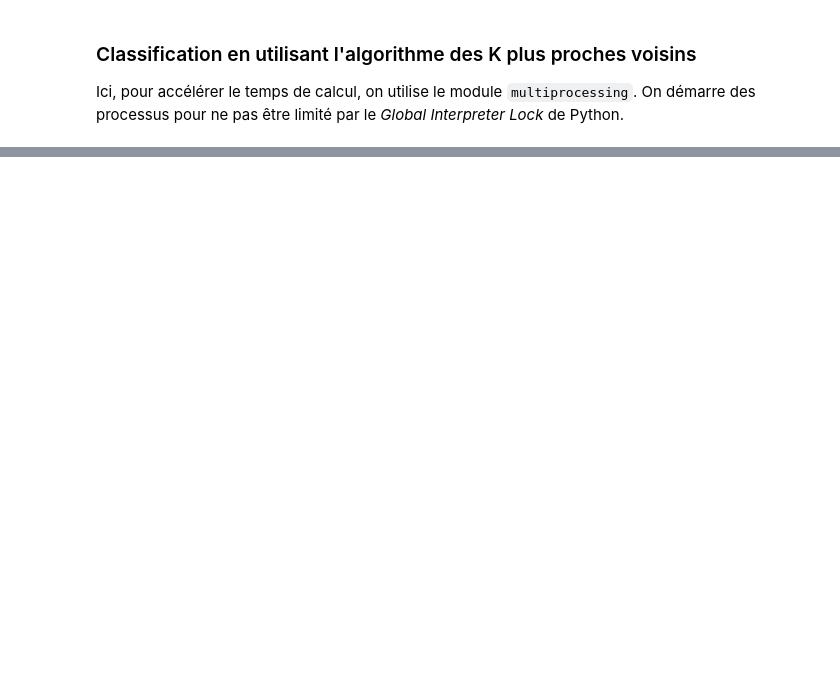
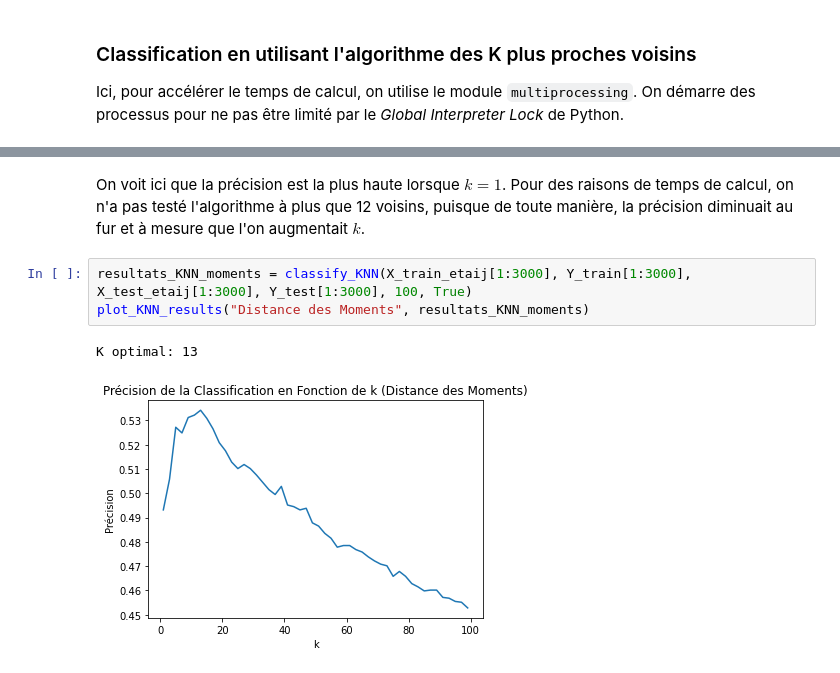
Before and after one commit to the-zucc/IFT3700-TP1, a Jupyter notebook: Travail1.ipynb, the cells around one changed output, grey strips where cells are left out. Saved outputs shown, nothing was run; the diff lists cells and outputs as text; blank space fills up the shorter version.

```diff
--- a/Travail1.ipynb
+++ b/Travail1.ipynb
@@ -308,0 +308,8 @@ resultats_KNN = classify_KNN(X_train_etaij, Y_train, X_test_etaij, Y_test, 15, F
+# %% [markdown]
+On voit ici que la précision est la plus haute lorsque $k = 1$. Pour des raisons de temps de calcul, on n'a pas testé l'algorithme à plus que 12 voisins, puisque de toute manière, la précision diminuait au fur et à mesure que l'on augmentait $k$.
+# %%
+resultats_KNN_moments = classify_KNN(X_train_etaij[1:3000], Y_train[1:3000], X_test_etaij[1:3000], Y_test[1:3000], 100, True)
+plot_KNN_results("Distance des Moments", resultats_KNN_moments)
+# %% [output]
+K optimal: 13
+[figure, added]
```
Also changed, not shown: parts of 16 cells of this notebook.
